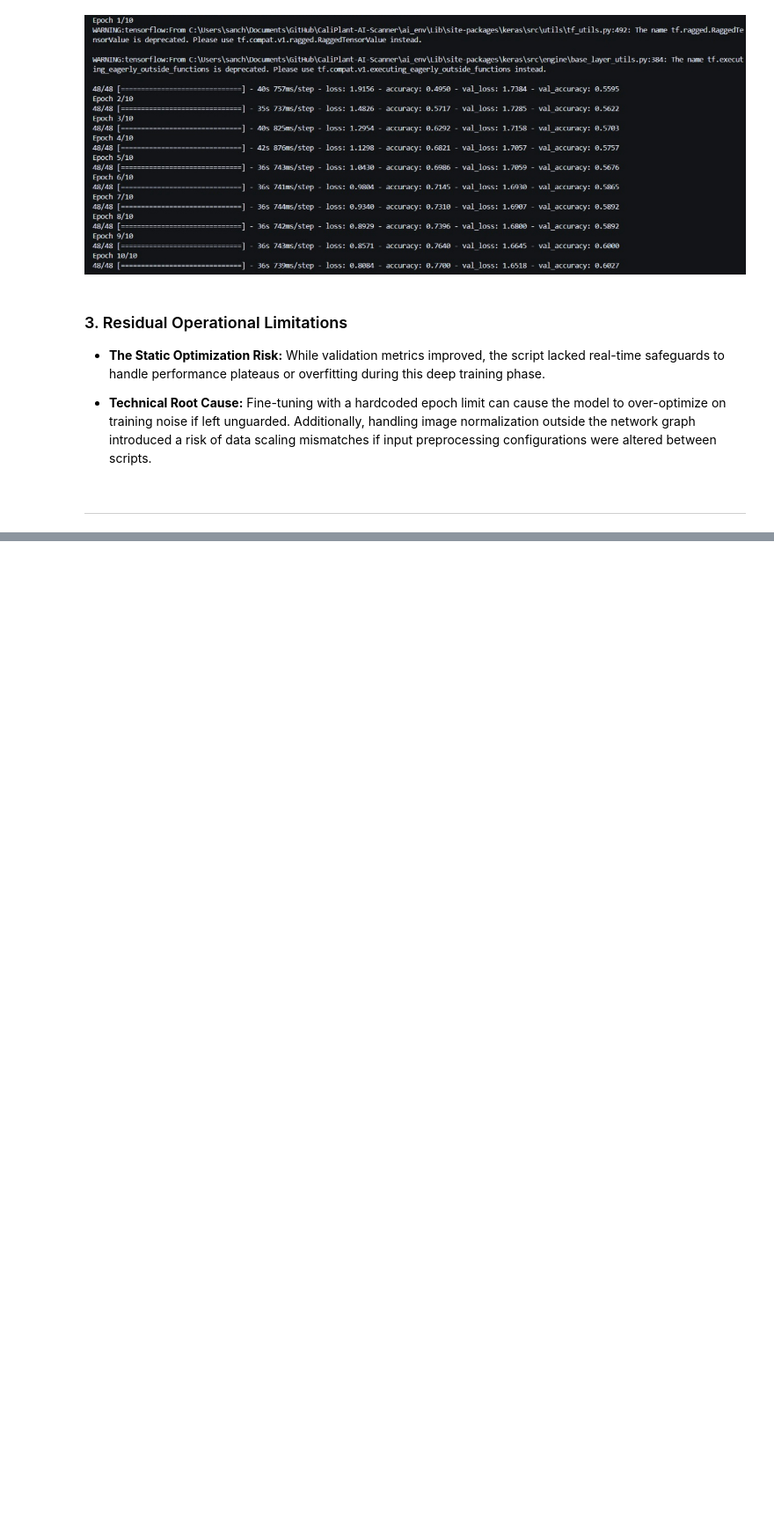
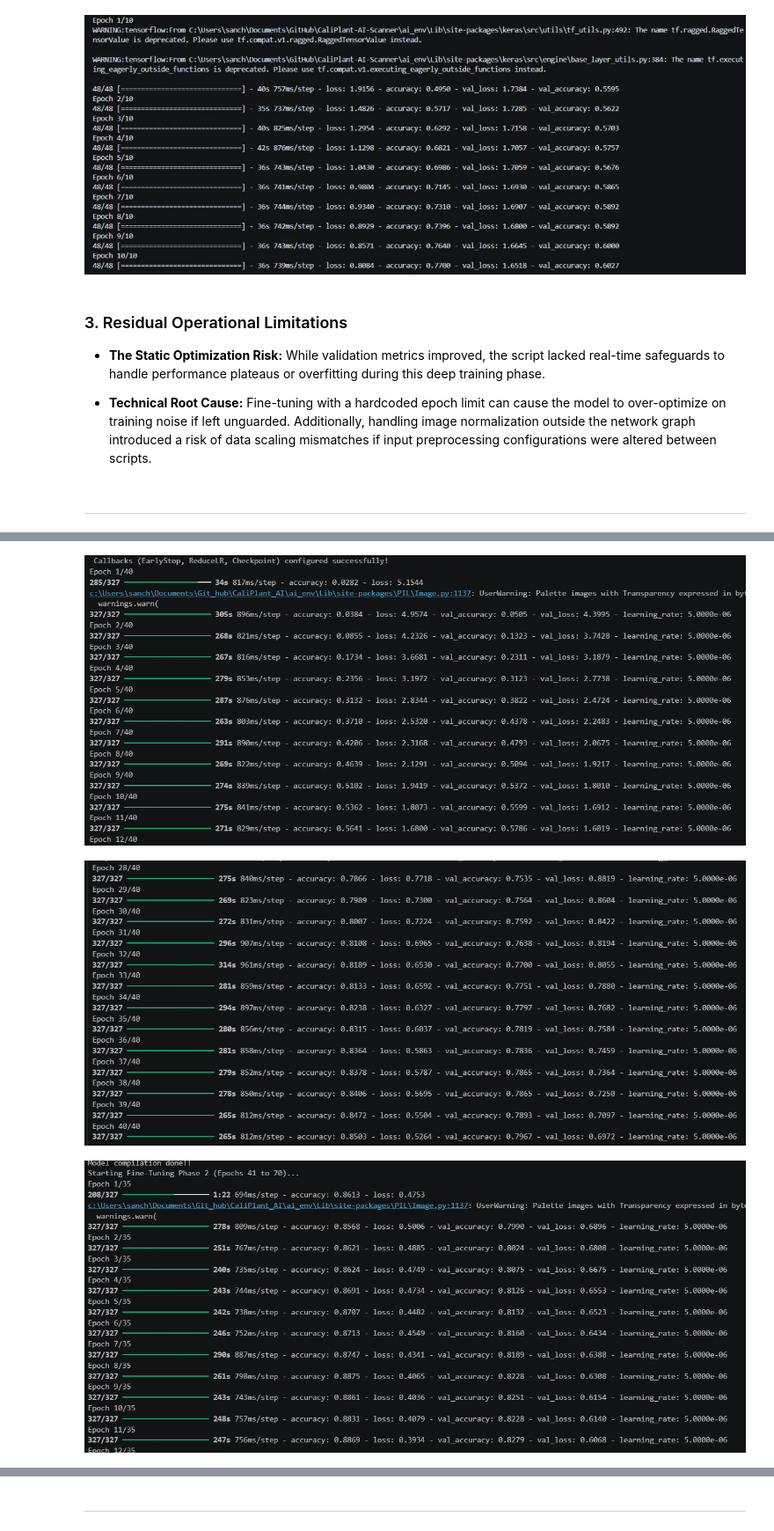
Before and after one commit to Sanchal-01/CaliPlant_AI, a Jupyter notebook: 00_Documentation/00_Project_Documentation.ipynb, the cells around one changed output, grey strips where cells are left out. Shown at 88% size. Drawn from its saved outputs; the diff is of its cells as text; code cells hidden in the pictures; blank space fills up the shorter version.

```diff
--- a/00_Documentation/00_Project_Documentation.ipynb
+++ b/00_Documentation/00_Project_Documentation.ipynb
@@ -293,0 +368,9 @@ The pipeline concludes with a separate testing phase utilizing a decoupled datas
+# %%
+display(Image(filename="../05_Assets/Model 5 (0).png"))
+display(Image(filename="../05_Assets/Model 5 (1).png"))
+display(Image(filename="../05_Assets/Model 5 (2).png"))
+display(Image(filename="../05_Assets/Model 5 (3).png"))
+# %% [output]
+[figure, added]
+[figure, added]
+[figure, added]
@@ -293,0 +378,2 @@ The pipeline concludes with a separate testing phase utilizing a decoupled datas
+# %% [markdown]
+---
```
Also changed, not shown: parts of 17 cells of this notebook.
